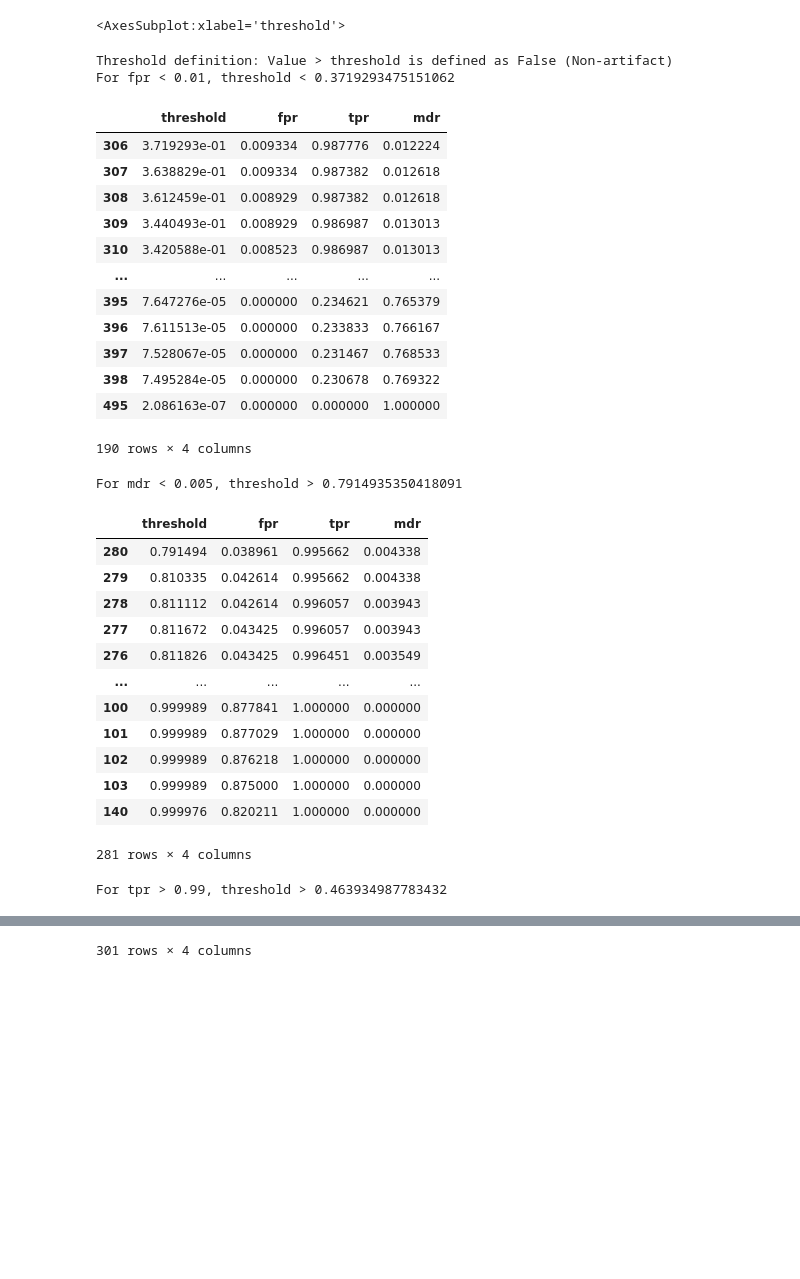
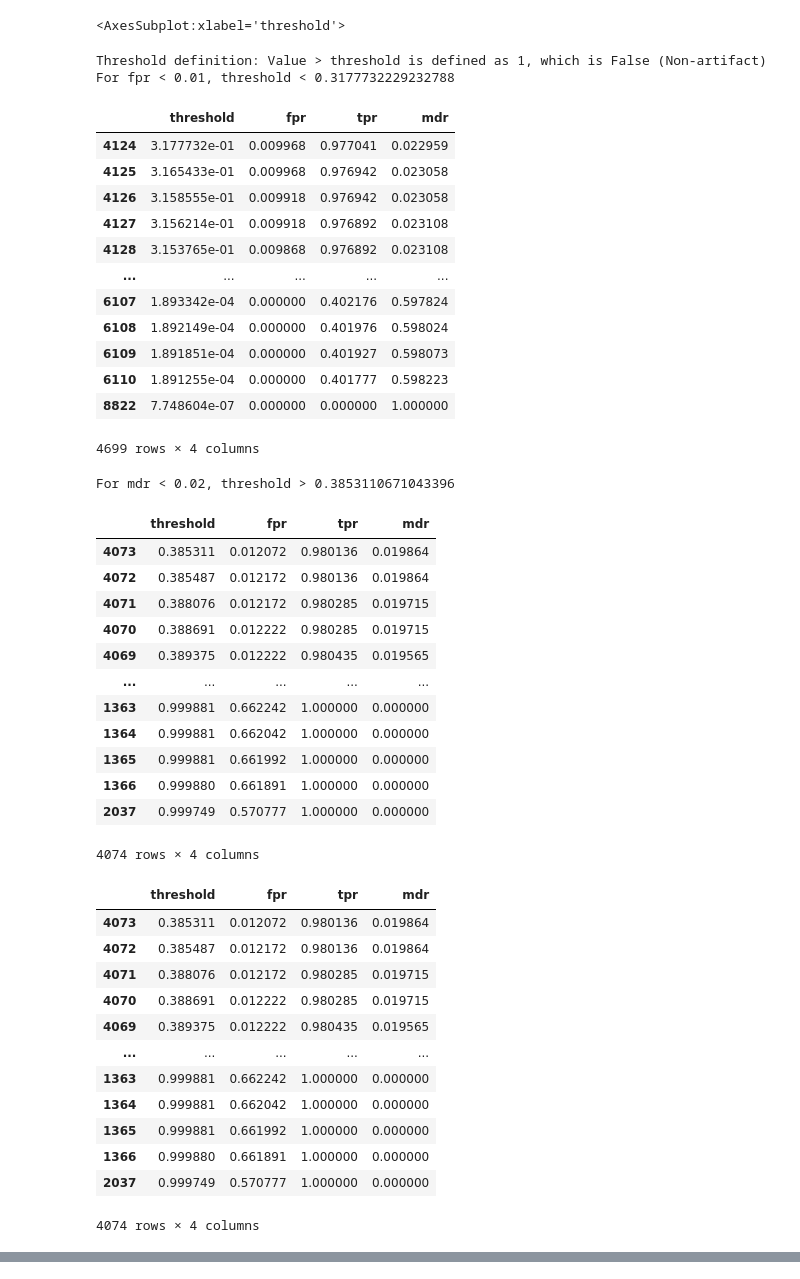
Before and after one commit to vmos1/cnn_supernova_b_paper, a Jupyter notebook: model_inference/analysis.ipynb, the cells around one changed output, grey strips where cells are left out. Saved outputs shown, nothing was run; the diff lists cells and outputs as text; code cells hidden in the pictures; blank space fills up the shorter version.

Commit message:
Added roc curve and threshold prediction

```diff
--- a/model_inference/analysis.ipynb
+++ b/model_inference/analysis.ipynb
@@ -24,8 +24,8 @@ from sklearn.metrics import roc_curve
 # %%
 main_dir='/global/cfs/cdirs/dasrepo/vpa/supernova_cnn/data/results_data/results/final_summary_data_folder/'
 # %%
-f1=main_dir+'sample_test_data/temp_bigger_data/input_labels_y.txt'
-f2=main_dir+'results_inference/y_large_pred.txt'
+f1=main_dir+'sample_test_data/full_test_data/input_labels_y.txt'
+f2=main_dir+'results_inference/y_fulltest_pred.txt'
 # %%
 df=pd.DataFrame()
 df['label']=np.loadtxt(f1,dtype=np.int16)
@@ -170,57 +170,69 @@ Canvas(toolbar=Toolbar(toolitems=[('Home', 'Reset original view', 'home', 'home'
 # %%
 def f_get_threshold(df_roc,value,metric='fpr'):
 
     assert metric in ['fpr','tpr','mdr'], "metric not any of fpr,tpr, mdr"
 
     if metric=='fpr':
         df=df_roc[df_roc[metric]<value].sort_values(by=metric,ascending=False)
         print("For %s < %s, threshold < %s "%(metric,value,df.loc[df[metric].idxmax()].threshold))
 
     if metric=='mdr':
         df=df_roc[df_roc[metric]<value].sort_values(by=metric,ascending=False)
         print("For %s < %s, threshold > %s "%(metric,value,df.loc[df[metric].idxmax()].threshold))
 
     if metric=='tpr':
         df=df_roc[df_roc[metric]>value].sort_values(by=metric,ascending=True)
         print("For %s > %s, threshold > %s "%(metric,value,df.loc[df[metric].idxmin()].threshold))
 
 #     print(df.loc[df[metric].idxmax()].threshold)
 
     display(df)
-#     return df
+    return df
 
-print("Threshold definition: Value > threshold is defined as False (Non-artifact)")
+print("Threshold definition: Value > threshold is defined as 1, which is False (Non-artifact)")
 f_get_threshold(df_roc,0.01,'fpr')
-f_get_threshold(df_roc,0.005,'mdr')
-f_get_threshold(df_roc,0.99,'tpr')
+f_get_threshold(df_roc,0.02,'mdr')
+# f_get_threshold(df_roc,0.99,'tpr')
 # %% [output]
-Threshold definition: Value > threshold is defined as False (Non-artifact)
-For fpr < 0.01, threshold < 0.3719293475151062
+Threshold definition: Value > threshold is defined as 1, which is False (Non-artifact)
+For fpr < 0.01, threshold < 0.3177732229232788
 |  | threshold | fpr | tpr | mdr |
-| 306 | 3.719293e-01 | 0.009334 | 0.987776 | 0.012224 |
-| 307 | 3.638829e-01 | 0.009334 | 0.987382 | 0.012618 |
-| 308 | 3.612459e-01 | 0.008929 | 0.987382 | 0.012618 |
-| 309 | 3.440493e-01 | 0.008929 | 0.986987 | 0.013013 |
-| 310 | 3.420588e-01 | 0.008523 | 0.986987 | 0.013013 |
+| 4124 | 3.177732e-01 | 0.009968 | 0.977041 | 0.022959 |
+| 4125 | 3.165433e-01 | 0.009968 | 0.976942 | 0.023058 |
+| 4126 | 3.158555e-01 | 0.009918 | 0.976942 | 0.023058 |
+| 4127 | 3.156214e-01 | 0.009918 | 0.976892 | 0.023108 |
+| 4128 | 3.153765e-01 | 0.009868 | 0.976892 | 0.023108 |
 | ... | ... | ... | ... | ... |
-| 395 | 7.647276e-05 | 0.000000 | 0.234621 | 0.765379 |
-| 396 | 7.611513e-05 | 0.000000 | 0.233833 | 0.766167 |
-| 397 | 7.528067e-05 | 0.000000 | 0.231467 | 0.768533 |
-| 398 | 7.495284e-05 | 0.000000 | 0.230678 | 0.769322 |
-| 495 | 2.086163e-07 | 0.000000 | 0.000000 | 1.000000 |
+| 6107 | 1.893342e-04 | 0.000000 | 0.402176 | 0.597824 |
+| 6108 | 1.892149e-04 | 0.000000 | 0.401976 | 0.598024 |
+| 6109 | 1.891851e-04 | 0.000000 | 0.401927 | 0.598073 |
+| 6110 | 1.891255e-04 | 0.000000 | 0.401777 | 0.598223 |
+| 8822 | 7.748604e-07 | 0.000000 | 0.000000 | 1.000000 |
-190 rows × 4 columns
+4699 rows × 4 columns
-For mdr < 0.005, threshold > 0.7914935350418091
+For mdr < 0.02, threshold > 0.3853110671043396
 |  | threshold | fpr | tpr | mdr |
-| 280 | 0.791494 | 0.038961 | 0.995662 | 0.004338 |
-| 279 | 0.810335 | 0.042614 | 0.995662 | 0.004338 |
-| 278 | 0.811112 | 0.042614 | 0.996057 | 0.003943 |
-| 277 | 0.811672 | 0.043425 | 0.996057 | 0.003943 |
-| 276 | 0.811826 | 0.043425 | 0.996451 | 0.003549 |
+| 4073 | 0.385311 | 0.012072 | 0.980136 | 0.019864 |
+| 4072 | 0.385487 | 0.012172 | 0.980136 | 0.019864 |
+| 4071 | 0.388076 | 0.012172 | 0.980285 | 0.019715 |
+| 4070 | 0.388691 | 0.012222 | 0.980285 | 0.019715 |
+| 4069 | 0.389375 | 0.012222 | 0.980435 | 0.019565 |
 | ... | ... | ... | ... | ... |
-| 100 | 0.999989 | 0.877841 | 1.000000 | 0.000000 |
-| 101 | 0.999989 | 0.877029 | 1.000000 | 0.000000 |
-| 102 | 0.999989 | 0.876218 | 1.000000 | 0.000000 |
-| 103 | 0.999989 | 0.875000 | 1.000000 | 0.000000 |
-| 140 | 0.999976 | 0.820211 | 1.000000 | 0.000000 |
+| 1363 | 0.999881 | 0.662242 | 1.000000 | 0.000000 |
+| 1364 | 0.999881 | 0.662042 | 1.000000 | 0.000000 |
+| 1365 | 0.999881 | 0.661992 | 1.000000 | 0.000000 |
+| 1366 | 0.999880 | 0.661891 | 1.000000 | 0.000000 |
+| 2037 | 0.999749 | 0.570777 | 1.000000 | 0.000000 |
-281 rows × 4 columns
+4074 rows × 4 columns
+|  | threshold | fpr | tpr | mdr |
+| 4073 | 0.385311 | 0.012072 | 0.980136 | 0.019864 |
+| 4072 | 0.385487 | 0.012172 | 0.980136 | 0.019864 |
+| 4071 | 0.388076 | 0.012172 | 0.980285 | 0.019715 |
+| 4070 | 0.388691 | 0.012222 | 0.980285 | 0.019715 |
+| 4069 | 0.389375 | 0.012222 | 0.980435 | 0.019565 |
+| ... | ... | ... | ... | ... |
+| 1363 | 0.999881 | 0.662242 | 1.000000 | 0.000000 |
+| 1364 | 0.999881 | 0.662042 | 1.000000 | 0.000000 |
+| 1365 | 0.999881 | 0.661992 | 1.000000 | 0.000000 |
+| 1366 | 0.999880 | 0.661891 | 1.000000 | 0.000000 |
+| 2037 | 0.999749 | 0.570777 | 1.000000 | 0.000000 |
-For tpr > 0.99, threshold > 0.463934987783432
+4074 rows × 4 columns
@@ -239,3 +239,2 @@ For tpr > 0.99, threshold > 0.463934987783432
-301 rows × 4 columns
 # %%
 # f_get_threshold(df_roc,0.01,'fpr')
```
Also changed, not shown: parts of 8 cells of this notebook.
